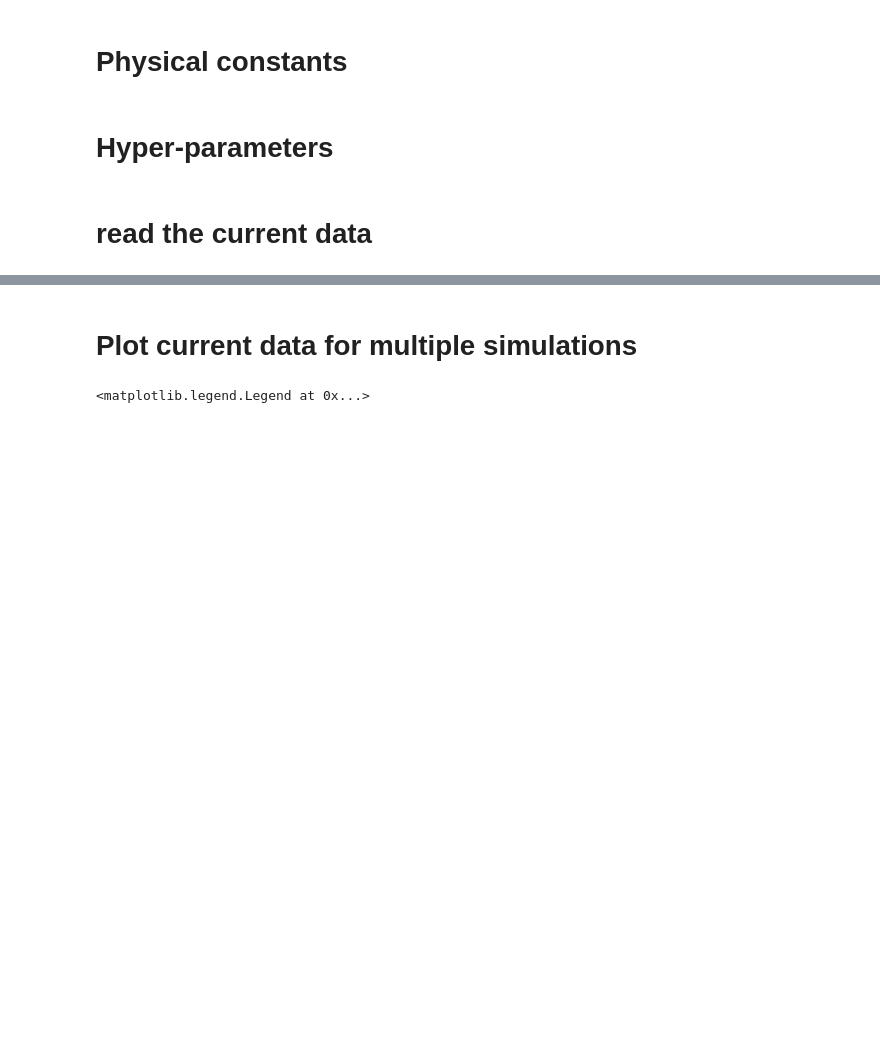
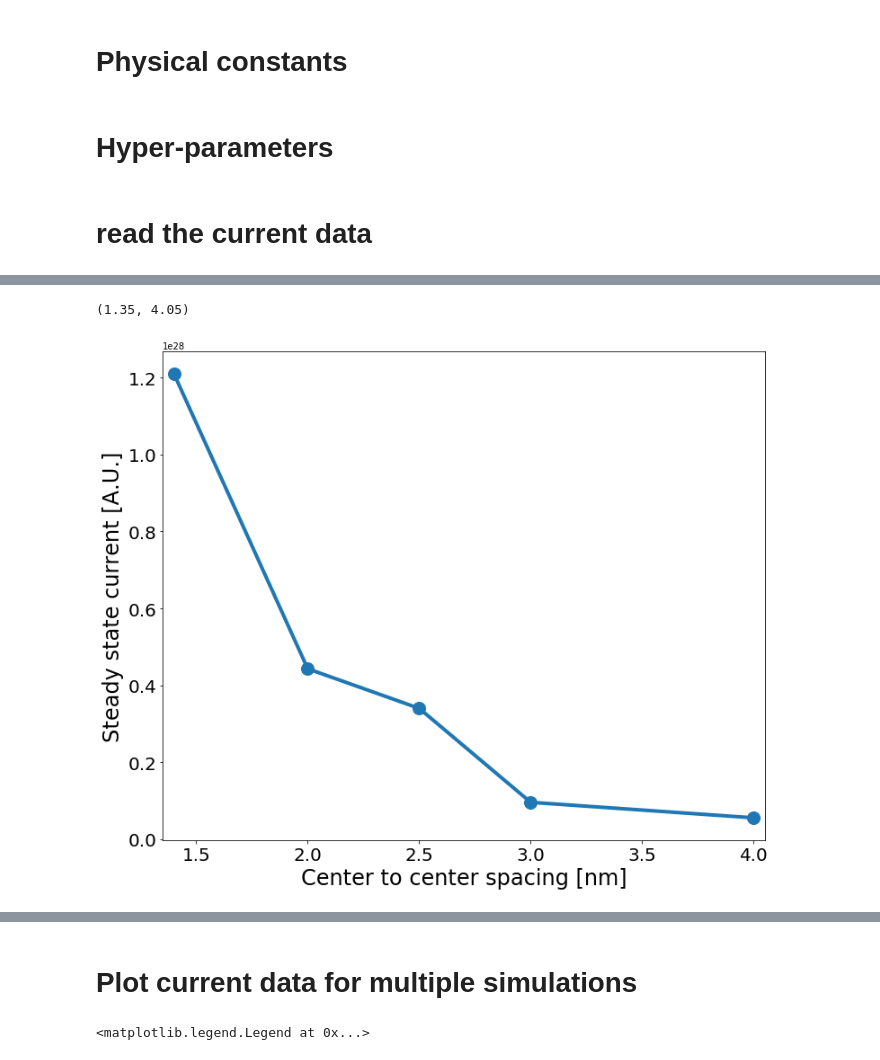
Before and after one commit to amirhosseindavoody/cnt_film_monte_carlo, a Jupyter notebook: visualization/monte_carlo_results.ipynb, the cells around one changed output, grey strips where cells are left out. Saved outputs shown, nothing was run; the diff lists cells and outputs as text; code cells hidden in the pictures; blank space fills up the shorter version.

```diff
--- a/visualization/monte_carlo_results.ipynb
+++ b/visualization/monte_carlo_results.ipynb
@@ -20,0 +70,15 @@ directory = "/Users/amirhossein/research/exciton_monte_carlo"
+# %%
+current = np.array([1.21e+28, 4.43e+27, 3.40e+27, 9.58e+26, 5.55e+26])
+spacing = np.array([1.4, 2, 2.5, 3, 4])
+
+fig = plt.figure(figsize=(12,10))
+ax = fig.add_subplot(1,1,1)
+ax.plot(spacing, current, linewidth=4, marker='o', markersize='14')
+# ax.set_title("Steady state current",fontsize=30)
+ax.set_xlabel("Center to center spacing [nm]",fontsize=24)
+ax.set_ylabel("Steady state current [A.U.]",fontsize=24)
+ax.tick_params(labelsize=20)
+ax.set_xlim([1.35,4.05])
+# %% [output]
+(1.35, 4.05)
+[figure, added]
```
Also changed, not shown: parts of 7 cells of this notebook, 5 other files.
